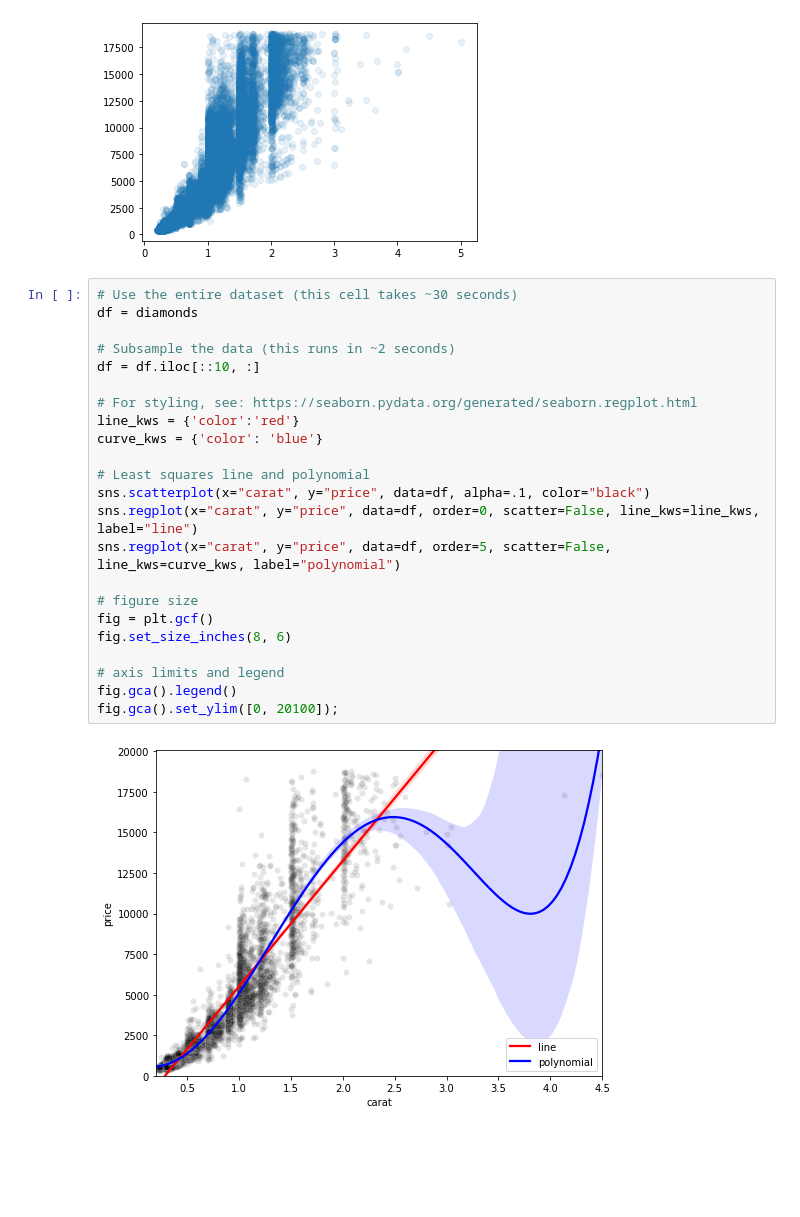
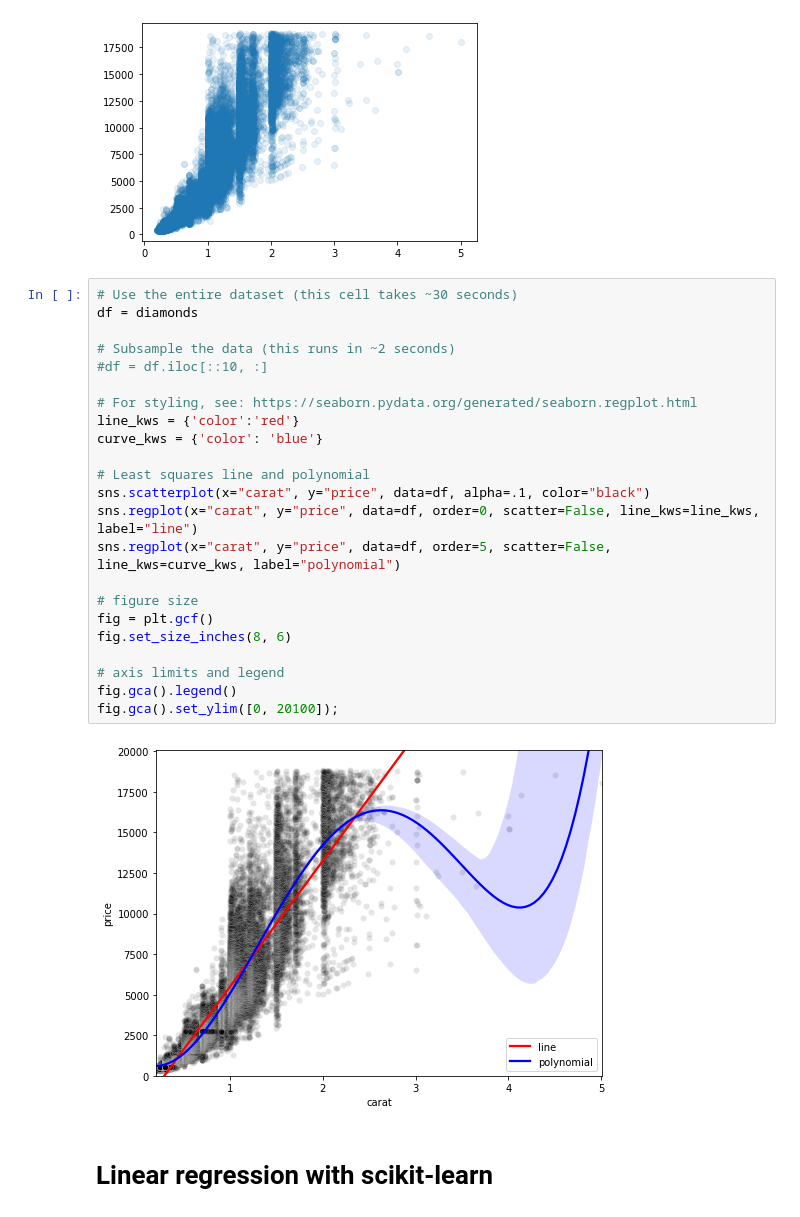
Before and after one commit to umbcdata602/spring2021, a Jupyter notebook: week08.ipynb, the cells around one changed output. Drawn from its saved outputs; the diff is of its cells as text; blank space fills up the shorter version.

```diff
--- a/week08.ipynb
+++ b/week08.ipynb
@@ -74,25 +74,27 @@ plt.scatter(diamonds['carat'], diamonds['price'], alpha=0.1);
 # %%
 # Use the entire dataset (this cell takes ~30 seconds)
 df = diamonds
 
 # Subsample the data (this runs in ~2 seconds)
-df = df.iloc[::10, :]
+#df = df.iloc[::10, :]
 
 # For styling, see: https://seaborn.pydata.org/generated/seaborn.regplot.html
 line_kws = {'color':'red'}
 curve_kws = {'color': 'blue'}
 
 # Least squares line and polynomial
 sns.scatterplot(x="carat", y="price", data=df, alpha=.1, color="black")
 sns.regplot(x="carat", y="price", data=df, order=0, scatter=False, line_kws=line_kws, label="line")
 sns.regplot(x="carat", y="price", data=df, order=5, scatter=False, line_kws=curve_kws, label="polynomial")
 
 # figure size
 fig = plt.gcf()
 fig.set_size_inches(8, 6)
 
 # axis limits and legend
 fig.gca().legend()
 fig.gca().set_ylim([0, 20100]);
 # %% [output]
-[figure, old version]
+[figure, new version]
+# %% [markdown]
+# Linear regression with scikit-learn
```
Also changed, not shown: parts of 3 cells of this notebook.
